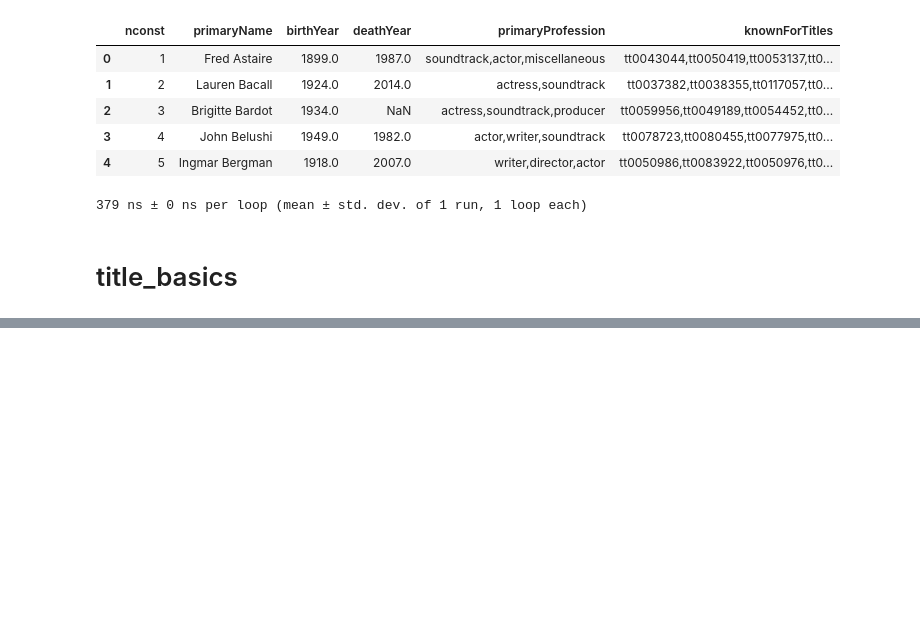
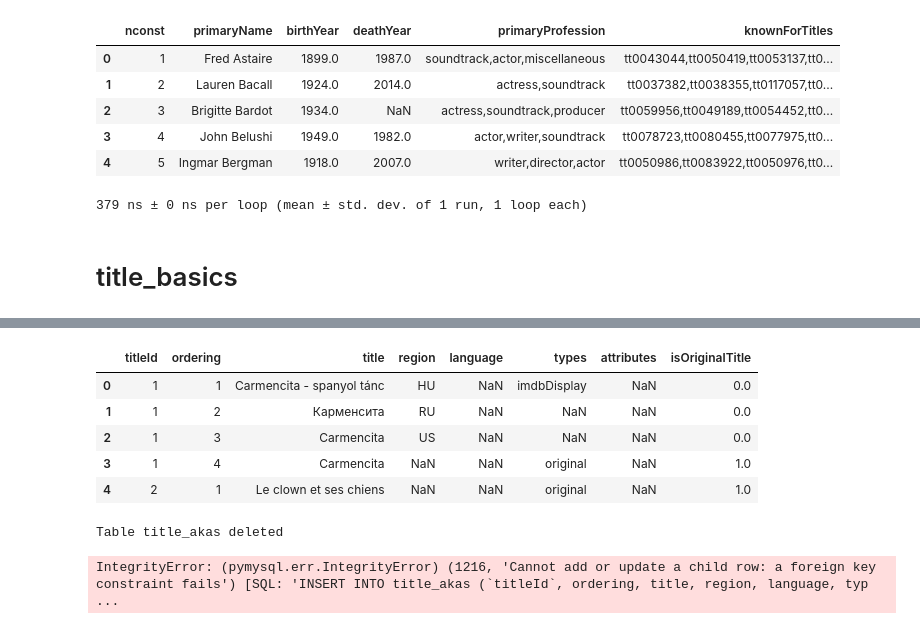
Before and after one commit to ingJSNA/ADB, a Jupyter notebook: IMDb/1 MySQL load.ipynb, the cells around one changed output, grey strips where cells are left out. Cells and saved outputs as stored; diff of their text form; code cells hidden in the pictures; blank space fills up the shorter version.

```diff
--- a/IMDb/1 MySQL load.ipynb
+++ b/IMDb/1 MySQL load.ipynb
@@ -81 +95,19 @@ Table title_basics deleted
+# %%
+title_akas_pre = title_akas.copy()
+title_akas_pre['titleId'] = tconst_transform(title_akas_pre['titleId'])
+title_akas_pre.head()
+# %% [output]
+|  | titleId | ordering | title | region | language | types | attributes | isOriginalTitle |
+| 0 | 1 | 1 | Carmencita - spanyol tánc | HU | NaN | imdbDisplay | NaN | 0.0 |
+| 1 | 1 | 2 | Карменсита | RU | NaN | NaN | NaN | 0.0 |
+| 2 | 1 | 3 | Carmencita | US | NaN | NaN | NaN | 0.0 |
+| 3 | 1 | 4 | Carmencita | NaN | NaN | original | NaN | 1.0 |
+| 4 | 2 | 1 | Le clown et ses chiens | NaN | NaN | original | NaN | 1.0 |
+# %%
+%%timeit -n 1 -r 1
+
+save_dataFrame(title_akas_pre, 'title_akas')
+# %% [output]
+Table title_akas deleted
+IntegrityError: (pymysql.err.IntegrityError) (1216, 'Cannot add or update a child row: a foreign key constraint fails') [SQL: 'INSERT INTO title_akas (`titleId`, ordering, title, region, language, typ ...
 # %%
```
Also changed, not shown: parts of 8 cells of this notebook, 6 other files.
